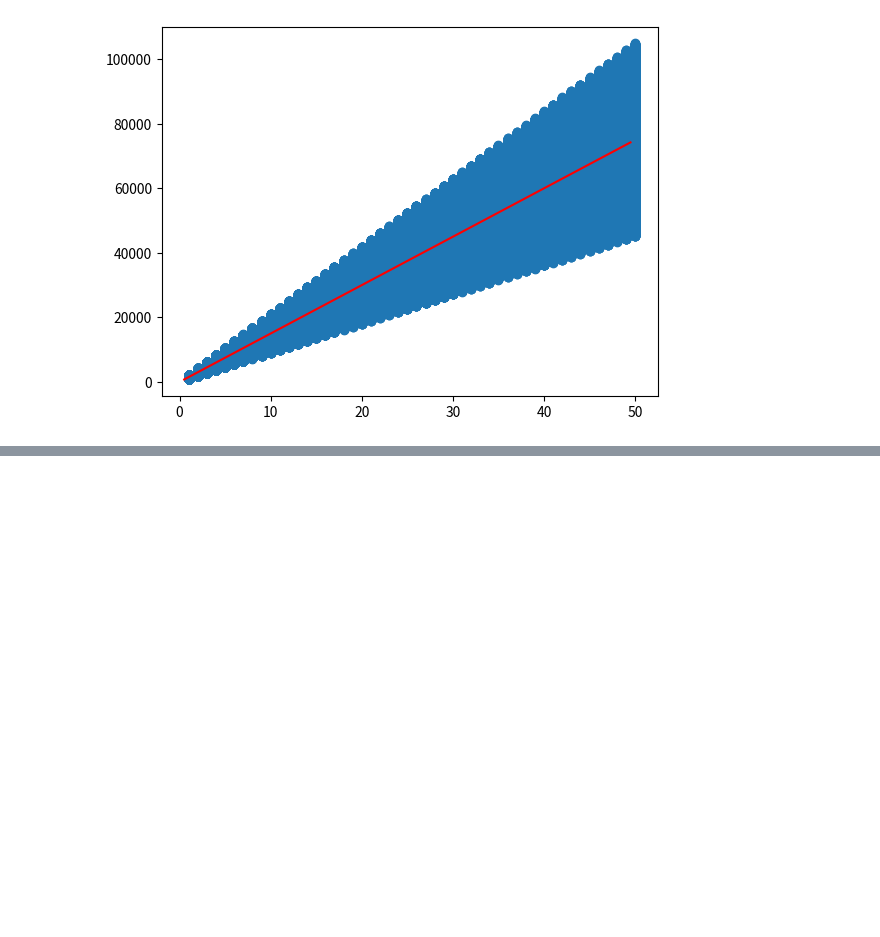
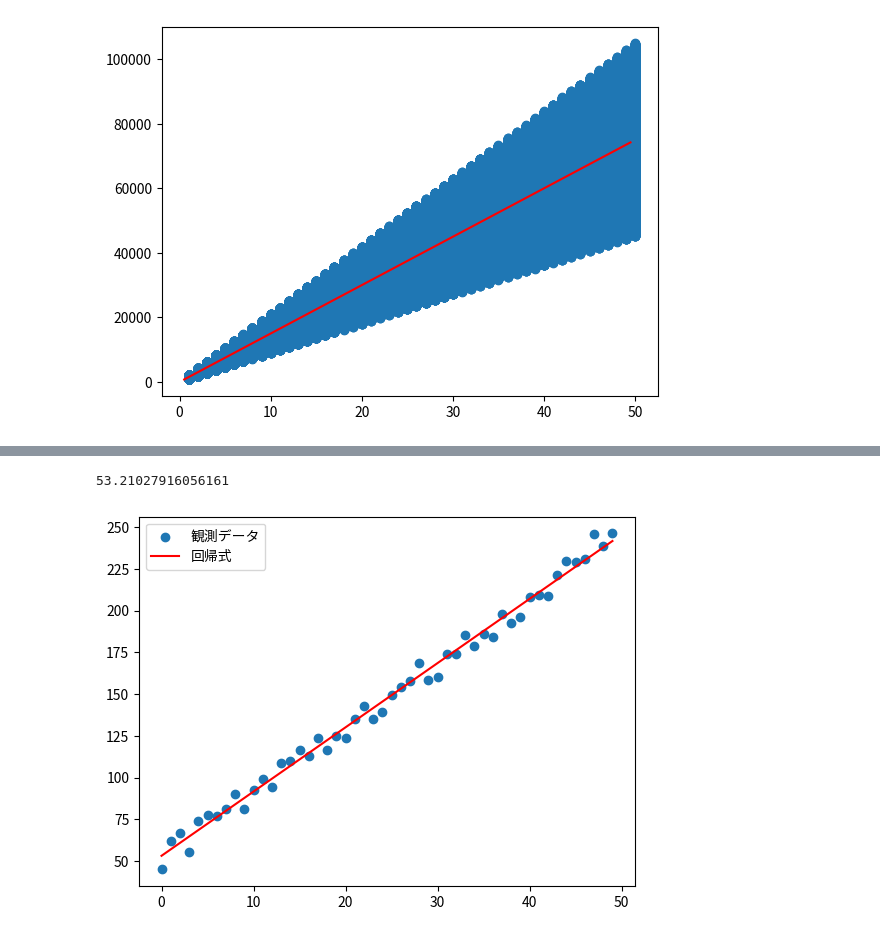
Before and after one commit to takarotoooooo/learning-for-ml, a Jupyter notebook: notebook/回帰分析/01-simple-regression-analysis.ipynb, the cells around one changed output, grey strips where cells are left out. Saved outputs shown, nothing was run; the diff lists cells and outputs as text; code cells hidden in the pictures; blank space fills up the shorter version.

```diff
--- a/notebook/回帰分析/01-simple-regression-analysis.ipynb
+++ b/notebook/回帰分析/01-simple-regression-analysis.ipynb
@@ -184,0 +268,25 @@ plt.show()
+# %%
+pd.Series(x - np.mean(x)).values, pd.Series(data - np.mean(data))
+
+t1 = 0
+for _x, _y in zip(pd.Series(x - np.mean(x)).values, pd.Series(data - np.mean(data))):
+    t1 += _x*_y
+
+t2 = 0
+for _x in pd.Series(x - np.mean(x)).values:
+    t2 += _x*_x
+# %%
+np.mean(data) - (t1 / t2) * np.mean(x)
+# %% [output]
+53.21027916056161
+# %%
+a = t1 / t2
+b = np.mean(data) - a * np.mean(x)
+
+plt.scatter(x, data, label='観測データ')
+plt.plot(x, [a * xs + b for xs in x], color='red', label='回帰式')
+
+plt.legend()
+plt.show()
+# %% [output]
+[figure, added]
```
Also changed, not shown: parts of 6 cells of this notebook, 5 other files.
